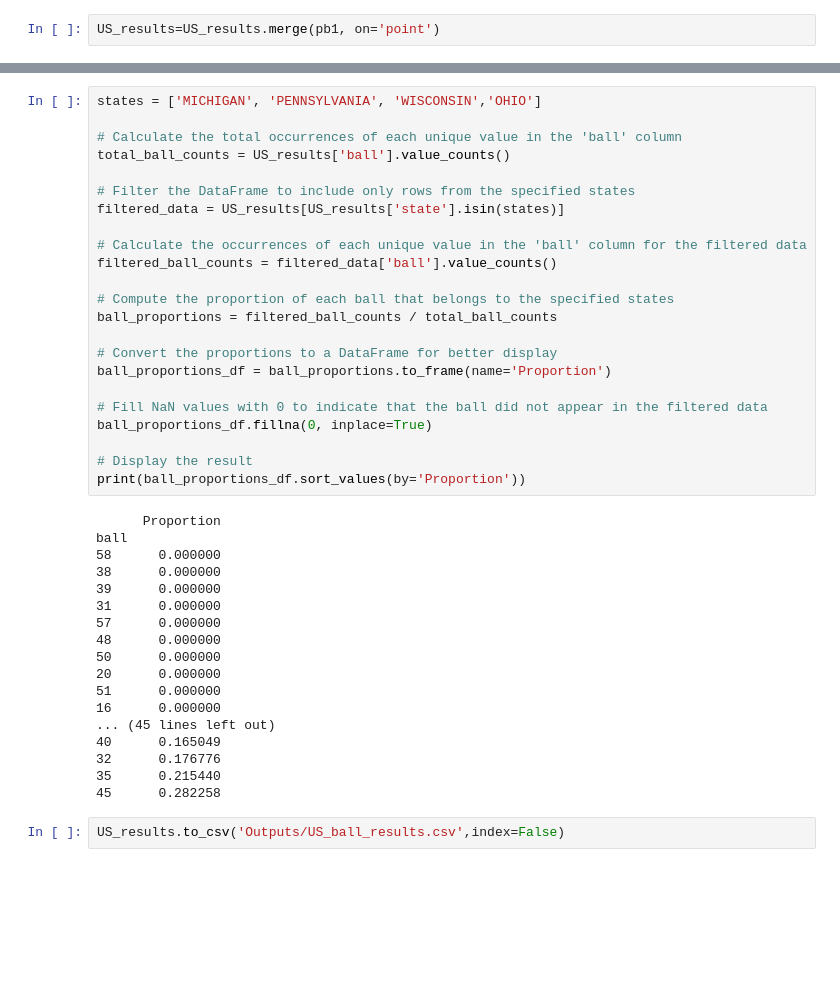
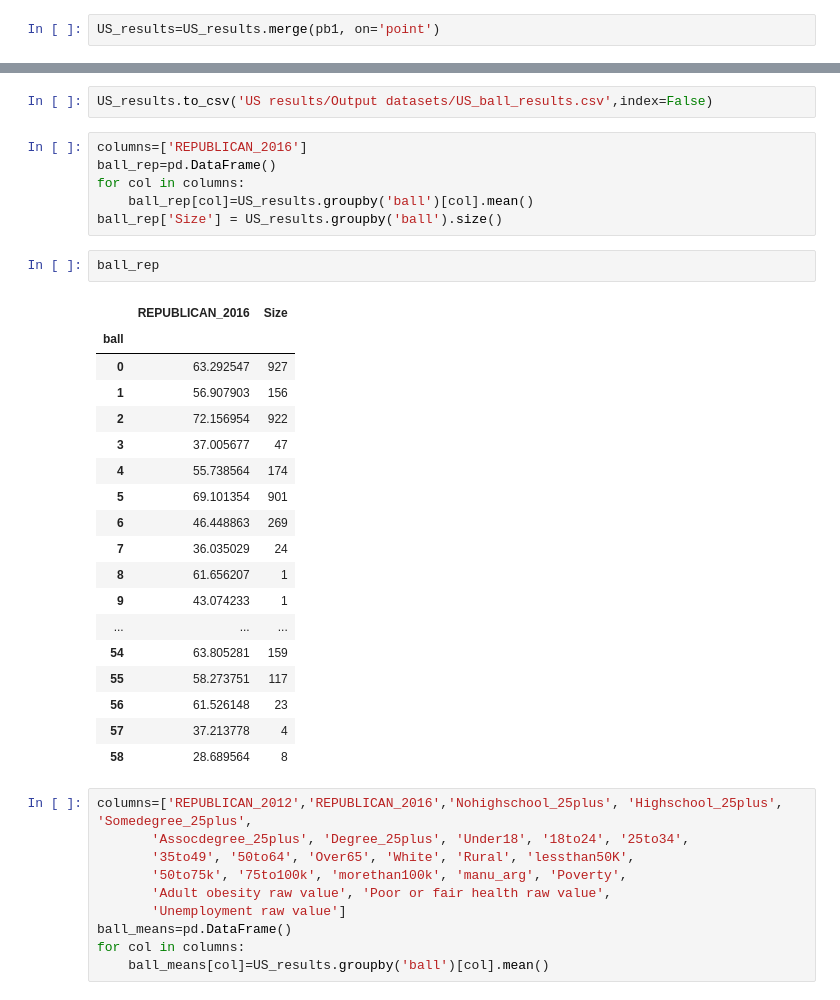
Before and after one commit to ebarranbeck/topology_vote_prediction, a Jupyter notebook: results_US.ipynb, the cells around one changed output, grey strips where cells are left out. Cells and saved outputs as stored; diff of their text form; blank space fills up the shorter version.

```diff
--- a/results_US.ipynb
+++ b/results_US.ipynb
@@ -191,43 +170,39 @@ Name: seat_gains, dtype: float64
-# %%
-states = ['MICHIGAN', 'PENNSYLVANIA', 'WISCONSIN','OHIO']
-
-# Calculate the total occurrences of each unique value in the 'ball' column
-total_ball_counts = US_results['ball'].value_counts()
-
-# Filter the DataFrame to include only rows from the specified states
-filtered_data = US_results[US_results['state'].isin(states)]
-
-# Calculate the occurrences of each unique value in the 'ball' column for the filtered data
-filtered_ball_counts = filtered_data['ball'].value_counts()
-
-# Compute the proportion of each ball that belongs to the specified states
-ball_proportions = filtered_ball_counts / total_ball_counts
-
-# Convert the proportions to a DataFrame for better display
-ball_proportions_df = ball_proportions.to_frame(name='Proportion')
-
-# Fill NaN values with 0 to indicate that the ball did not appear in the filtered data
-ball_proportions_df.fillna(0, inplace=True)
-
-# Display the result
-print(ball_proportions_df.sort_values(by='Proportion'))
-# %% [output]
-      Proportion
-ball
-58      0.000000
-38      0.000000
-39      0.000000
-31      0.000000
-57      0.000000
-48      0.000000
-50      0.000000
-20      0.000000
-51      0.000000
-16      0.000000
-... (45 lines left out)
-40      0.165049
-32      0.176776
-35      0.215440
-45      0.282258
 # %%
-US_results.to_csv('Outputs/US_ball_results.csv',index=False)
+US_results.to_csv('US results/Output datasets/US_ball_results.csv',index=False)
+# %%
+columns=['REPUBLICAN_2016']
+ball_rep=pd.DataFrame()
+for col in columns:
+    ball_rep[col]=US_results.groupby('ball')[col].mean()
+ball_rep['Size'] = US_results.groupby('ball').size()
+# %%
+ball_rep
+# %% [output]
+|  | REPUBLICAN_2016 | Size |
+| ball |  |  |
+| 0 | 63.292547 | 927 |
+| 1 | 56.907903 | 156 |
+| 2 | 72.156954 | 922 |
+| 3 | 37.005677 | 47 |
+| 4 | 55.738564 | 174 |
+| 5 | 69.101354 | 901 |
+| 6 | 46.448863 | 269 |
+| 7 | 36.035029 | 24 |
+| 8 | 61.656207 | 1 |
+| 9 | 43.074233 | 1 |
+| ... | ... | ... |
+| 54 | 63.805281 | 159 |
+| 55 | 58.273751 | 117 |
+| 56 | 61.526148 | 23 |
+| 57 | 37.213778 | 4 |
+| 58 | 28.689564 | 8 |
+# %%
+columns=['REPUBLICAN_2012','REPUBLICAN_2016','Nohighschool_25plus', 'Highschool_25plus', 'Somedegree_25plus',
+       'Assocdegree_25plus', 'Degree_25plus', 'Under18', '18to24', '25to34',
+       '35to49', '50to64', 'Over65', 'White', 'Rural', 'lessthan50K',
+       '50to75k', '75to100k', 'morethan100k', 'manu_arg', 'Poverty',
+       'Adult obesity raw value', 'Poor or fair health raw value',
+       'Unemployment raw value']
+ball_means=pd.DataFrame()
+for col in columns:
+    ball_means[col]=US_results.groupby('ball')[col].mean()
```
Also changed, not shown: parts of 13 cells of this notebook, 10 other files.
